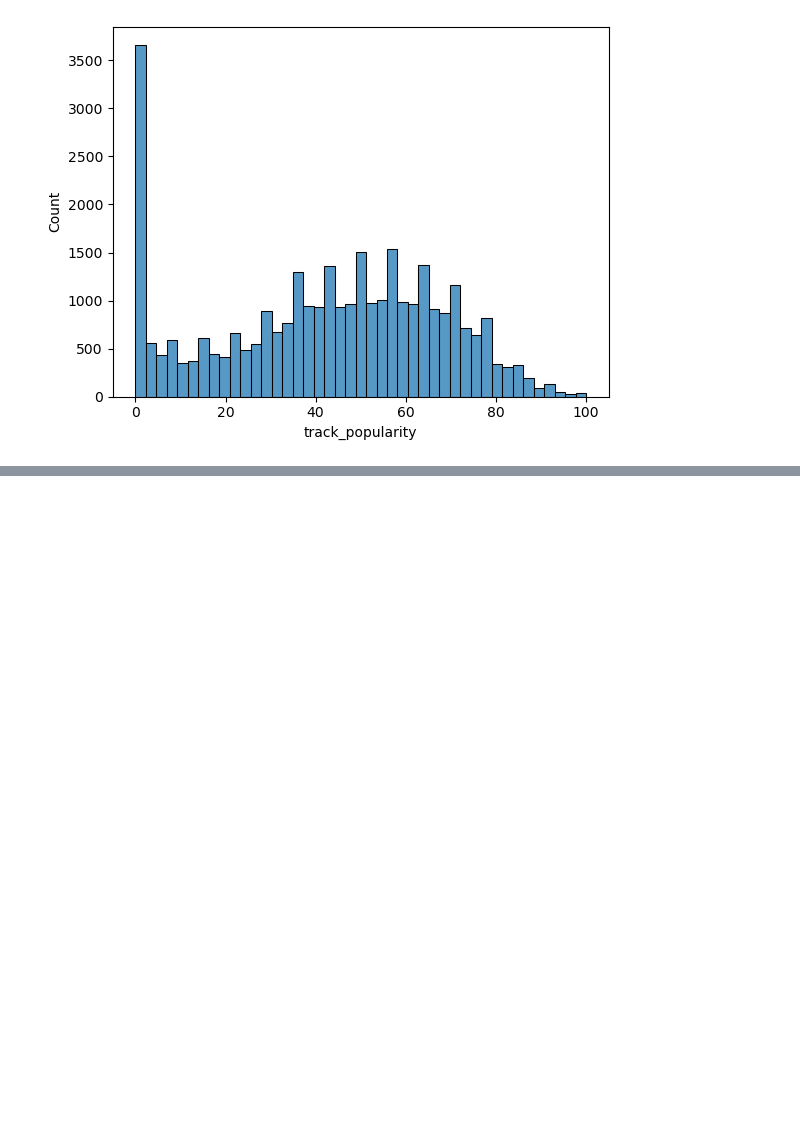
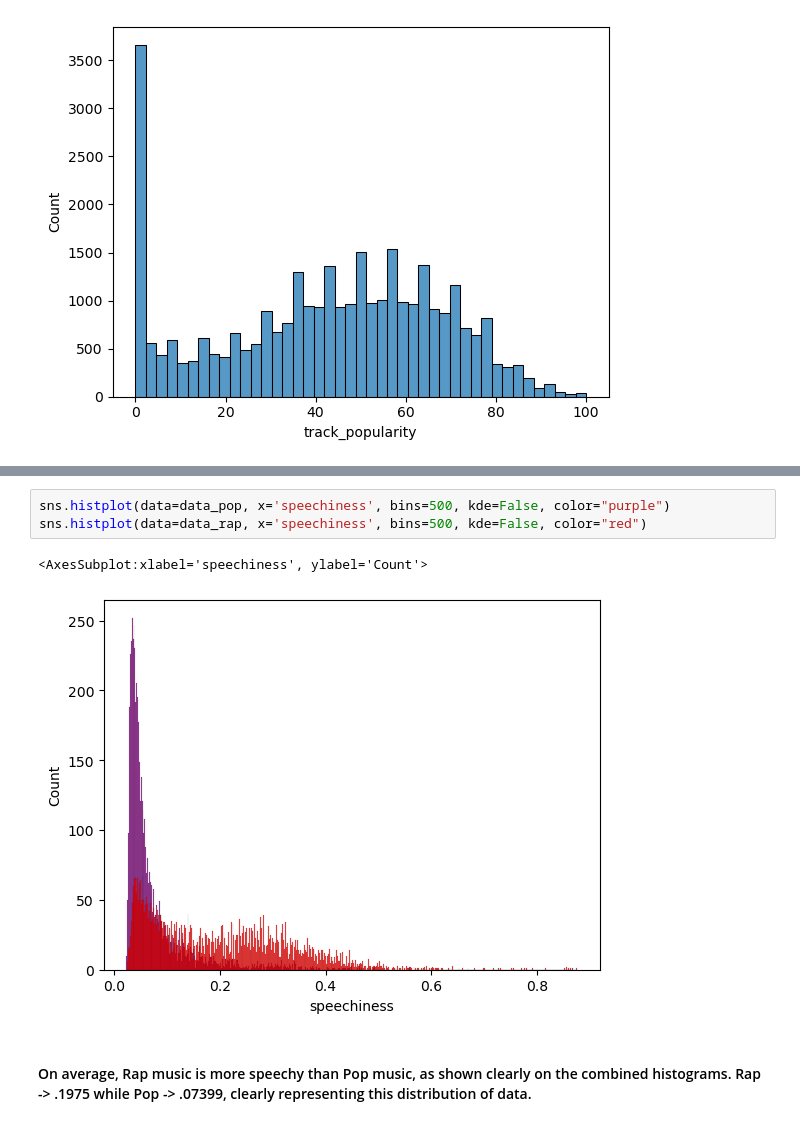
Before and after one commit to Google-Stein/CCIC-Artificial-Intelligence, a Jupyter notebook: Semester 1/Spotify/spotify_songs.csv Mathematical Analyzation.ipynb, the cells around one changed output, grey strips where cells are left out. Cells and saved outputs as stored; diff of their text form; blank space fills up the shorter version.

```diff
--- a/Semester 1/Spotify/spotify_songs.csv Mathematical Analyzation.ipynb
+++ b/Semester 1/Spotify/spotify_songs.csv Mathematical Analyzation.ipynb
@@ -282,0 +262,8 @@ sns.histplot(data=data, x='track_popularity', kde=False)
+# %%
+sns.histplot(data=data_pop, x='speechiness', bins=500, kde=False, color="purple")
+sns.histplot(data=data_rap, x='speechiness', bins=500, kde=False, color="red")
+# %% [output]
+<AxesSubplot:xlabel='speechiness', ylabel='Count'>
+[figure, added]
+# %% [markdown]
+#### On average, Rap music is more speechy than Pop music, as shown clearly on the combined histograms. Rap -> .1975 while Pop -> .07399, clearly representing this distribution of data.
```
Also changed, not shown: parts of 16 cells of this notebook, 2 other files.
